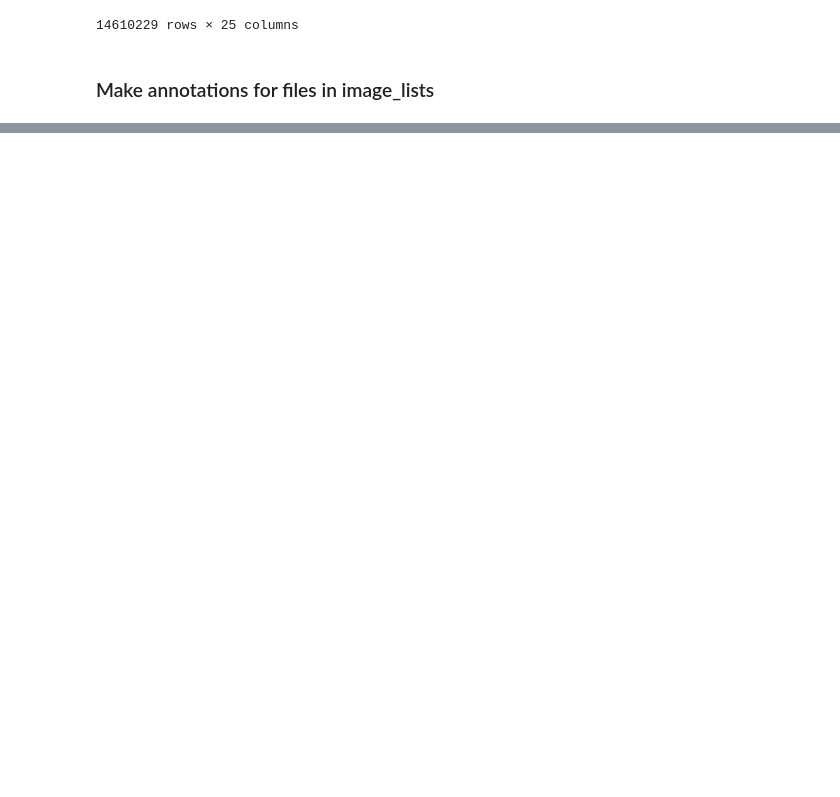
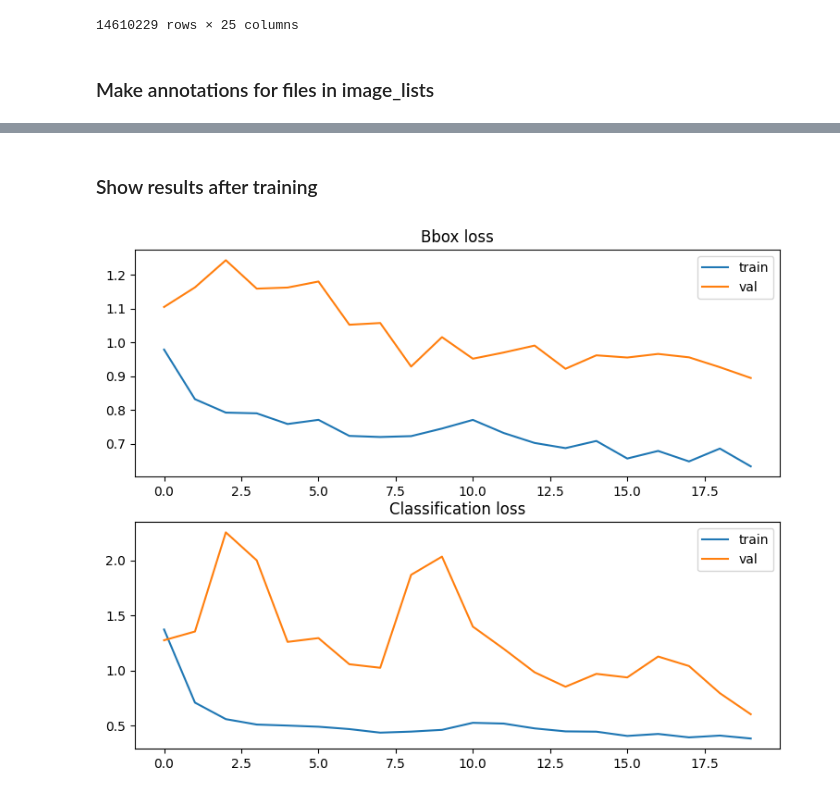
Before and after one commit to helenprokonina/Yolov8Training, a Jupyter notebook: make_frames_from_video.ipynb, the cells around one changed output, grey strips where cells are left out. Cells and saved outputs as stored; diff of their text form; code cells hidden in the pictures; blank space fills up the shorter version.

```diff
--- a/make_frames_from_video.ipynb
+++ b/make_frames_from_video.ipynb
@@ -95,0 +122,22 @@ for file_name in files:
+# %% [markdown]
+### Show results after training
+# %%
+results = pd.read_csv("ultralytics/runs/detect/train2/results.csv")
+# %%
+results.columns = [column.strip() for column in results.columns]
+# %%
+plt.figure(figsize=(9,7))
+plt.subplot(2,1,1)
+plt.plot(results.index, results['train/box_loss'], label="train")
+plt.plot(results.index, results['val/box_loss'], label="val")
+plt.title("Bbox loss")
+plt.legend(loc="upper right")
+plt.subplot(2,1,2)
+plt.plot(results['epoch'], results['train/cls_loss'], label="train")
+plt.plot(results['epoch'], results['val/cls_loss'], label="val")
+plt.title("Classification loss")
+plt.legend(loc="upper right")
+plt.tight_layout
+plt.show()
+# %% [output]
+[figure, added]
```
Also changed, not shown: parts of 18 cells of this notebook, 5 other files.
